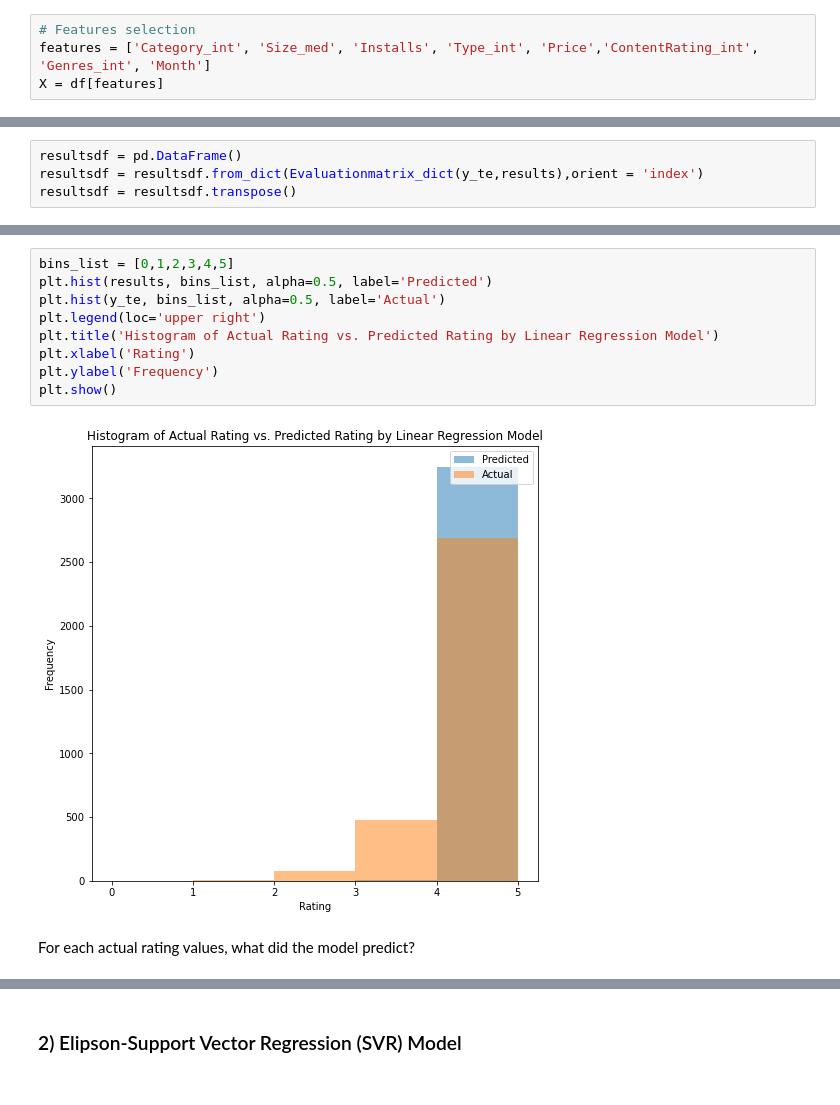
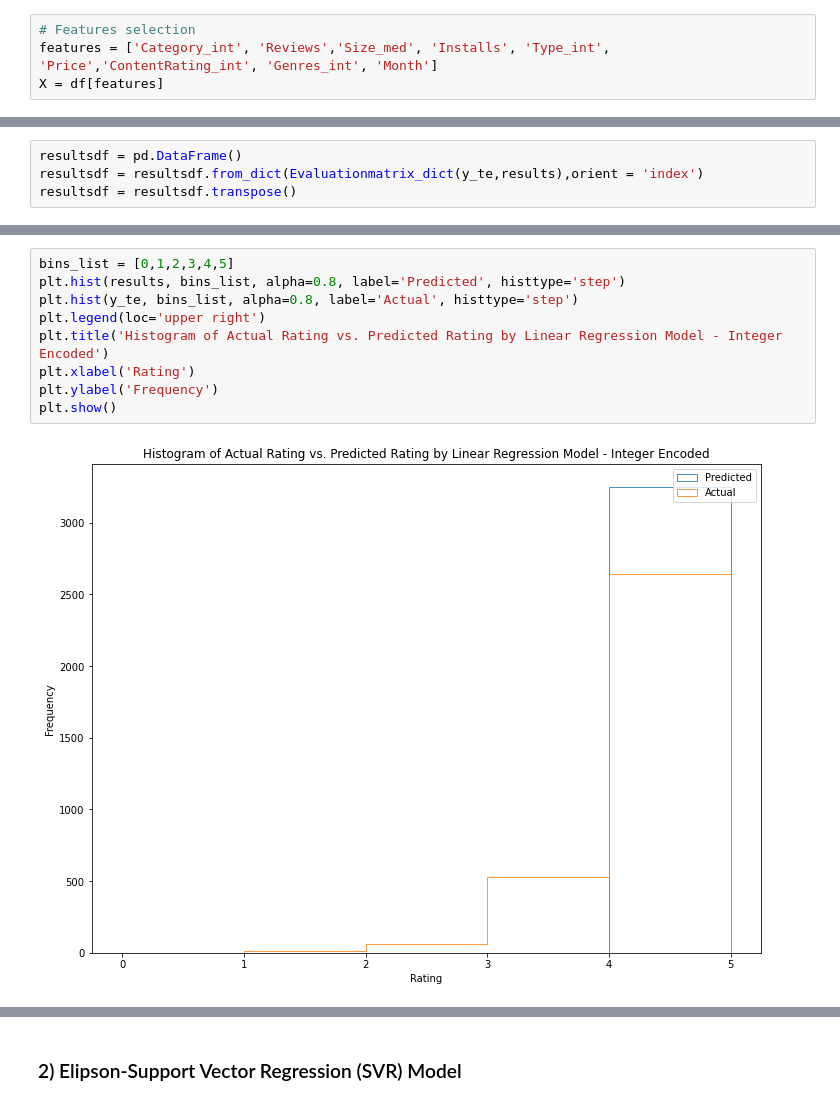
Before and after one commit to chloesjung/Google-Play-Store-Apps, a Jupyter notebook: GooglePlayStoreAppProject_JUNG.ipynb, the cells around one changed output, grey strips where cells are left out. Drawn from its saved outputs; the diff is of its cells as text.

```diff
--- a/GooglePlayStoreAppProject_JUNG.ipynb
+++ b/GooglePlayStoreAppProject_JUNG.ipynb
@@ -1622,7 +1657,7 @@ memory usage: 1.5+ MB
 ##### a) Feature selection
 # %%
 # Features selection
-features = ['Category_int', 'Size_med', 'Installs', 'Type_int', 'Price','ContentRating_int', 'Genres_int', 'Month']
+features = ['Category_int', 'Reviews','Size_med', 'Installs', 'Type_int', 'Price','ContentRating_int', 'Genres_int', 'Month']
 X = df[features]
 # %%
 # Label selection
@@ -1707,13 +1739,11 @@ plt.show()
 # %%
 bins_list = [0,1,2,3,4,5]
-plt.hist(results, bins_list, alpha=0.5, label='Predicted')
-plt.hist(y_te, bins_list, alpha=0.5, label='Actual')
+plt.hist(results, bins_list, alpha=0.8, label='Predicted', histtype='step')
+plt.hist(y_te, bins_list, alpha=0.8, label='Actual', histtype='step')
 plt.legend(loc='upper right')
-plt.title('Histogram of Actual Rating vs. Predicted Rating by Linear Regression Model')
+plt.title('Histogram of Actual Rating vs. Predicted Rating by Linear Regression Model - Integer Encoded')
 plt.xlabel('Rating')
 plt.ylabel('Frequency')
 plt.show()
 # %% [output]
-[figure, old version]
+[figure, new version]
-# %% [markdown]
-For each actual rating values, what did the model predict?
```
Also changed, not shown: parts of 180 cells of this notebook.
